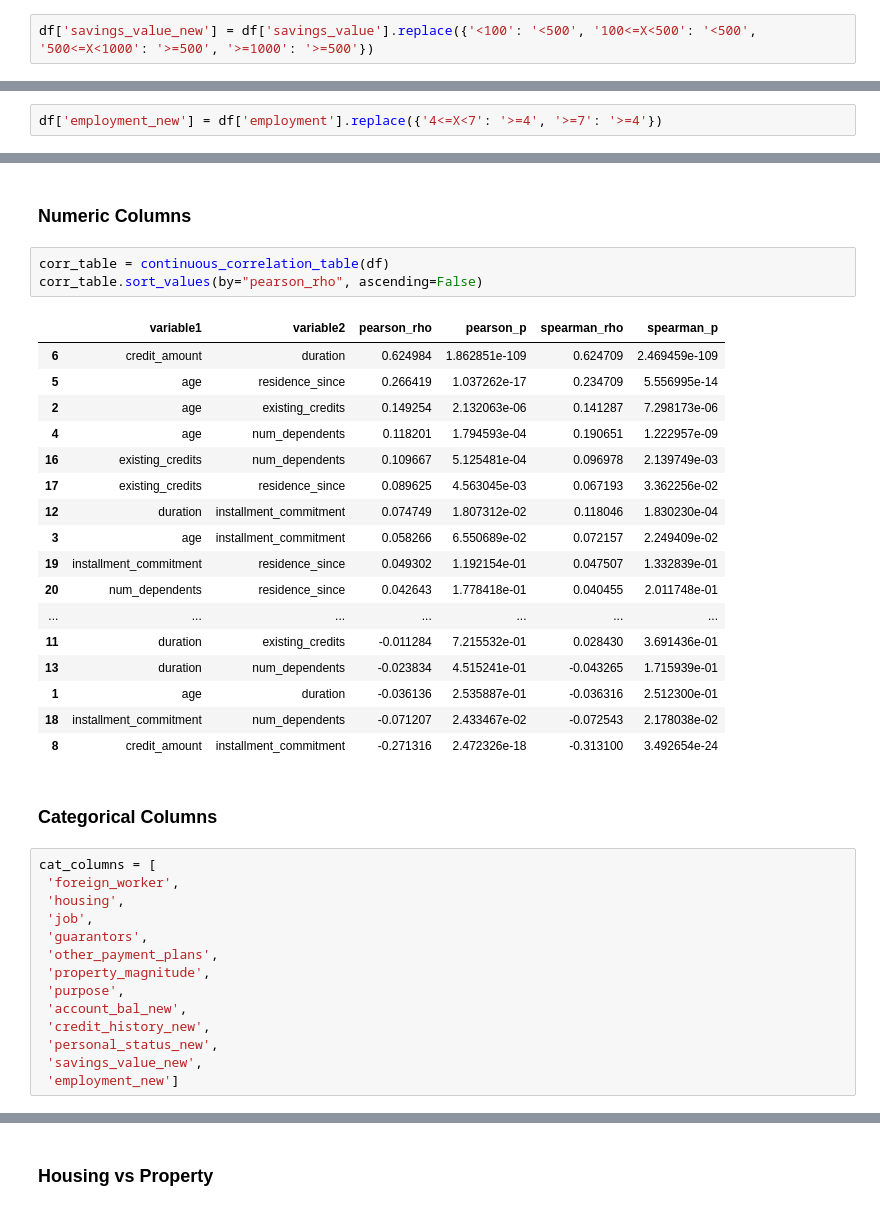
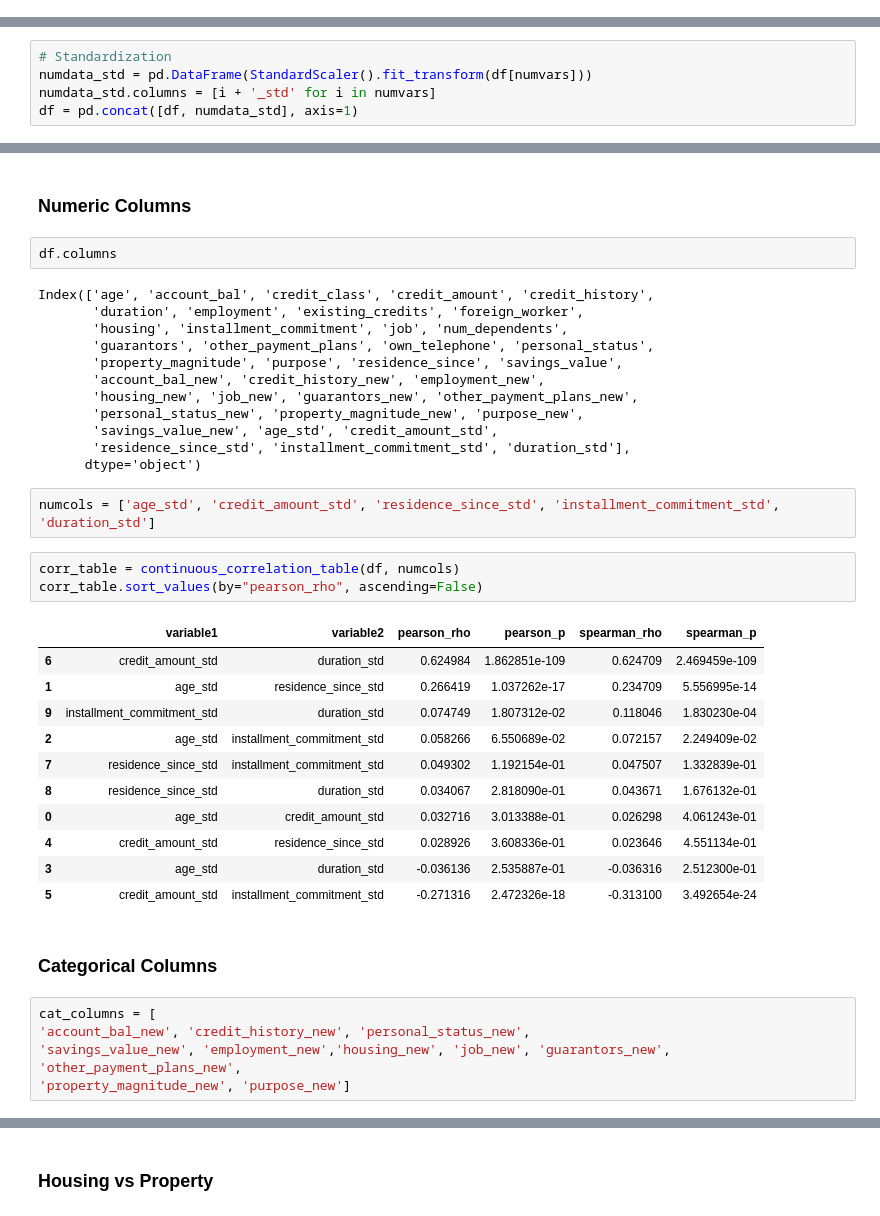
Before and after one commit to domjoseph2000/GermanCredit, a Jupyter notebook: German Credit.ipynb, the cells around one changed output, grey strips where cells are left out. Saved outputs shown, nothing was run; the diff lists cells and outputs as text.

```diff
--- a/German Credit.ipynb
+++ b/German Credit.ipynb
@@ -445,2 +756,0 @@ Value of savings does not seem to have any influence on the creditability of a c
-# %%
-df['savings_value_new'] = df['savings_value'].replace({'<100': '<500', '100<=X<500': '<500', '500<=X<1000': '>=500', '>=1000': '>=500'})
@@ -539,2 +845,0 @@ plot_distribution(df_employment, 'employment')
-# %%
-df['employment_new'] = df['employment'].replace({'4<=X<7': '>=4', '>=7': '>=4'})
@@ -627,2 +938,7 @@ plot_distribution(df_property_magnitude, 'property_magnitude')
+# %%
+# Standardization
+numdata_std = pd.DataFrame(StandardScaler().fit_transform(df[numvars]))
+numdata_std.columns = [i + '_std' for i in numvars]
+df = pd.concat([df, numdata_std], axis=1)
 # %% [markdown]
 ## Correlation/Association Analysis
@@ -752,41 +945,42 @@ def categorical_association_table(df, categorical_columns=None):
 # %% [markdown]
 ### **Numeric Columns**
+# %%
+df.columns
+# %% [output]
+Index(['age', 'account_bal', 'credit_class', 'credit_amount', 'credit_history',
+       'duration', 'employment', 'existing_credits', 'foreign_worker',
+       'housing', 'installment_commitment', 'job', 'num_dependents',
+       'guarantors', 'other_payment_plans', 'own_telephone', 'personal_status',
+       'property_magnitude', 'purpose', 'residence_since', 'savings_value',
+       'account_bal_new', 'credit_history_new', 'employment_new',
+       'housing_new', 'job_new', 'guarantors_new', 'other_payment_plans_new',
+       'personal_status_new', 'property_magnitude_new', 'purpose_new',
+       'savings_value_new', 'age_std', 'credit_amount_std',
+       'residence_since_std', 'installment_commitment_std', 'duration_std'],
+      dtype='object')
+# %%
+numcols = ['age_std', 'credit_amount_std', 'residence_since_std', 'installment_commitment_std', 'duration_std']
 # %%
-corr_table = continuous_correlation_table(df)
+corr_table = continuous_correlation_table(df, numcols)
 corr_table.sort_values(by="pearson_rho", ascending=False)
 # %% [output]
 |  | variable1 | variable2 | pearson_rho | pearson_p | spearman_rho | spearman_p |
-| 6 | credit_amount | duration | 0.624984 | 1.862851e-109 | 0.624709 | 2.469459e-109 |
-| 5 | age | residence_since | 0.266419 | 1.037262e-17 | 0.234709 | 5.556995e-14 |
-| 2 | age | existing_credits | 0.149254 | 2.132063e-06 | 0.141287 | 7.298173e-06 |
-| 4 | age | num_dependents | 0.118201 | 1.794593e-04 | 0.190651 | 1.222957e-09 |
-| 16 | existing_credits | num_dependents | 0.109667 | 5.125481e-04 | 0.096978 | 2.139749e-03 |
-| 17 | existing_credits | residence_since | 0.089625 | 4.563045e-03 | 0.067193 | 3.362256e-02 |
-| 12 | duration | installment_commitment | 0.074749 | 1.807312e-02 | 0.118046 | 1.830230e-04 |
-| 3 | age | installment_commitment | 0.058266 | 6.550689e-02 | 0.072157 | 2.249409e-02 |
-| 19 | installment_commitment | residence_since | 0.049302 | 1.192154e-01 | 0.047507 | 1.332839e-01 |
-| 20 | num_dependents | residence_since | 0.042643 | 1.778418e-01 | 0.040455 | 2.011748e-01 |
-| ... | ... | ... | ... | ... | ... | ... |
-| 11 | duration | existing_credits | -0.011284 | 7.215532e-01 | 0.028430 | 3.691436e-01 |
-| 13 | duration | num_dependents | -0.023834 | 4.515241e-01 | -0.043265 | 1.715939e-01 |
-| 1 | age | duration | -0.036136 | 2.535887e-01 | -0.036316 | 2.512300e-01 |
-| 18 | installment_commitment | num_dependents | -0.071207 | 2.433467e-02 | -0.072543 | 2.178038e-02 |
-| 8 | credit_amount | installment_commitment | -0.271316 | 2.472326e-18 | -0.313100 | 3.492654e-24 |
+| 6 | credit_amount_std | duration_std | 0.624984 | 1.862851e-109 | 0.624709 | 2.469459e-109 |
+| 1 | age_std | residence_since_std | 0.266419 | 1.037262e-17 | 0.234709 | 5.556995e-14 |
+| 9 | installment_commitment_std | duration_std | 0.074749 | 1.807312e-02 | 0.118046 | 1.830230e-04 |
+| 2 | age_std | installment_commitment_std | 0.058266 | 6.550689e-02 | 0.072157 | 2.249409e-02 |
+| 7 | residence_since_std | installment_commitment_std | 0.049302 | 1.192154e-01 | 0.047507 | 1.332839e-01 |
+| 8 | residence_since_std | duration_std | 0.034067 | 2.818090e-01 | 0.043671 | 1.676132e-01 |
+| 0 | age_std | credit_amount_std | 0.032716 | 3.013388e-01 | 0.026298 | 4.061243e-01 |
+| 4 | credit_amount_std | residence_since_std | 0.028926 | 3.608336e-01 | 0.023646 | 4.551134e-01 |
+| 3 | age_std | duration_std | -0.036136 | 2.535887e-01 | -0.036316 | 2.512300e-01 |
+| 5 | credit_amount_std | installment_commitment_std | -0.271316 | 2.472326e-18 | -0.313100 | 3.492654e-24 |
 # %% [markdown]
 ### **Categorical Columns**
 # %%
 cat_columns = [
- 'foreign_worker',
- 'housing',
- 'job',
- 'guarantors',
- 'other_payment_plans',
- 'property_magnitude',
- 'purpose',
- 'account_bal_new',
- 'credit_history_new',
- 'personal_status_new',
- 'savings_value_new',
- 'employment_new']
+'account_bal_new', 'credit_history_new', 'personal_status_new',
+'savings_value_new', 'employment_new','housing_new', 'job_new', 'guarantors_new', 'other_payment_plans_new',
+'property_magnitude_new', 'purpose_new']
 # %%
 association_table = categorical_association_table(df, cat_columns)
```
Also changed, not shown: parts of 110 cells of this notebook, 1 other file.
